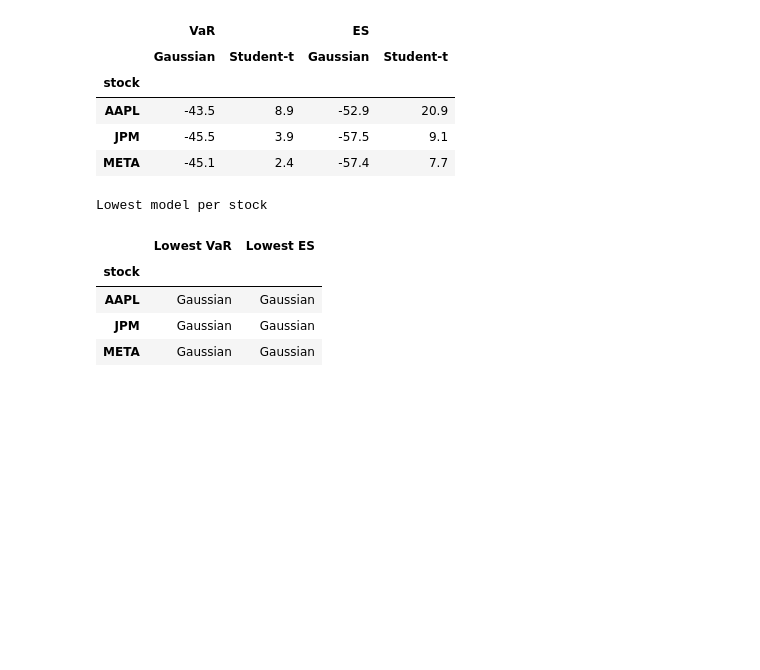
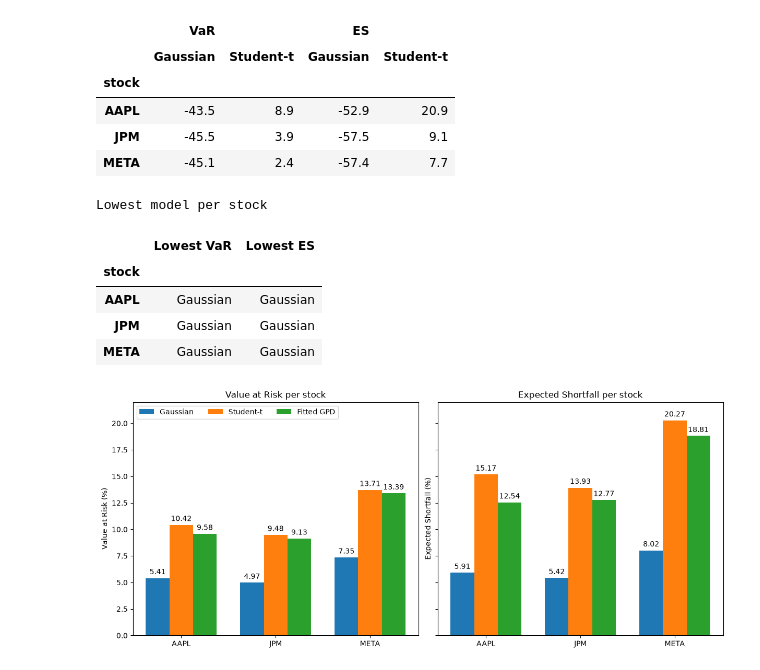
Before and after one commit to RomainFast121/QRM_project, a Jupyter notebook: Project_template.ipynb, the cells around one changed output. Cells and saved outputs as stored; diff of their text form; code cells hidden in the pictures; blank space fills up the shorter version.

```diff
--- a/Project_template.ipynb
+++ b/Project_template.ipynb
@@ -1463,3 +1463,31 @@ Lowest model per stock
 | AAPL | Gaussian | Gaussian |
 | JPM | Gaussian | Gaussian |
 | META | Gaussian | Gaussian |
+# %%
+stocks = tbl.index.to_list()
+stock_var = tbl['VaR'].round(2)
+stock_es = tbl['ES'].round(2)
+
+fig, (ax1, ax2) = plt.subplots(1, 2, figsize=(12, 5), sharey=True, layout='constrained')
+
+res1 = ax1.grouped_bar(stock_var, tick_labels=stocks, group_spacing=1)
+res2 = ax2.grouped_bar(stock_es, tick_labels = stocks, group_spacing=1)
+
+for container in res1.bar_containers:
+    ax1.bar_label(container, padding=3)
+
+for container in res2.bar_containers:
+    ax2.bar_label(container, padding=3)
+
+ax1.set_ylabel('Value at Risk (%)')
+ax1.set_title('Value at Risk per stock')
+ax1.legend(loc='upper left', ncols=3)
+
+ax1.set_ylim(0, 22)
+
+ax2.set_ylabel('Expected Shortfall (%)')
+ax2.set_title('Expected Shortfall per stock')
+
+plt.show()
+# %% [output]
+[figure, added]
```
